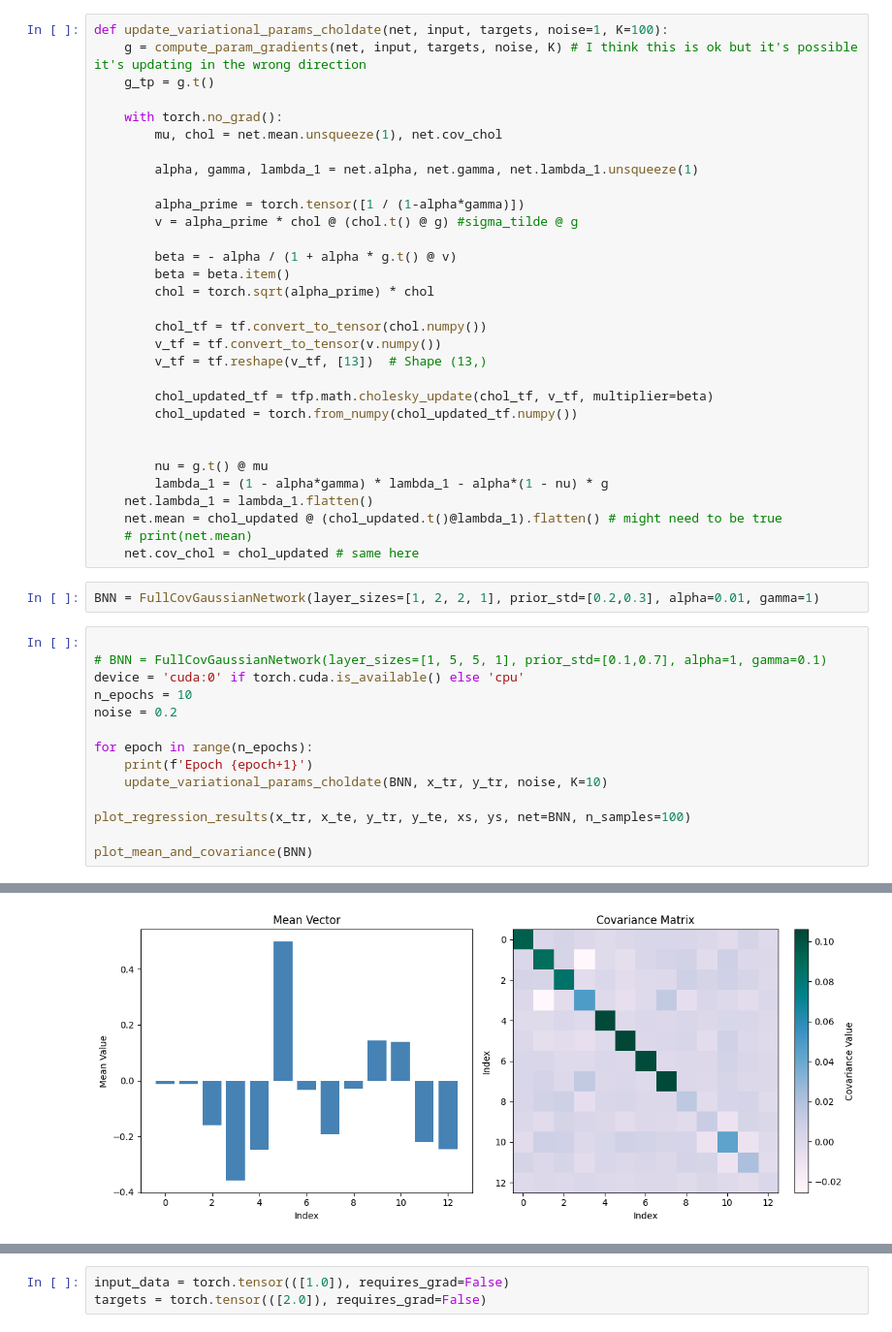
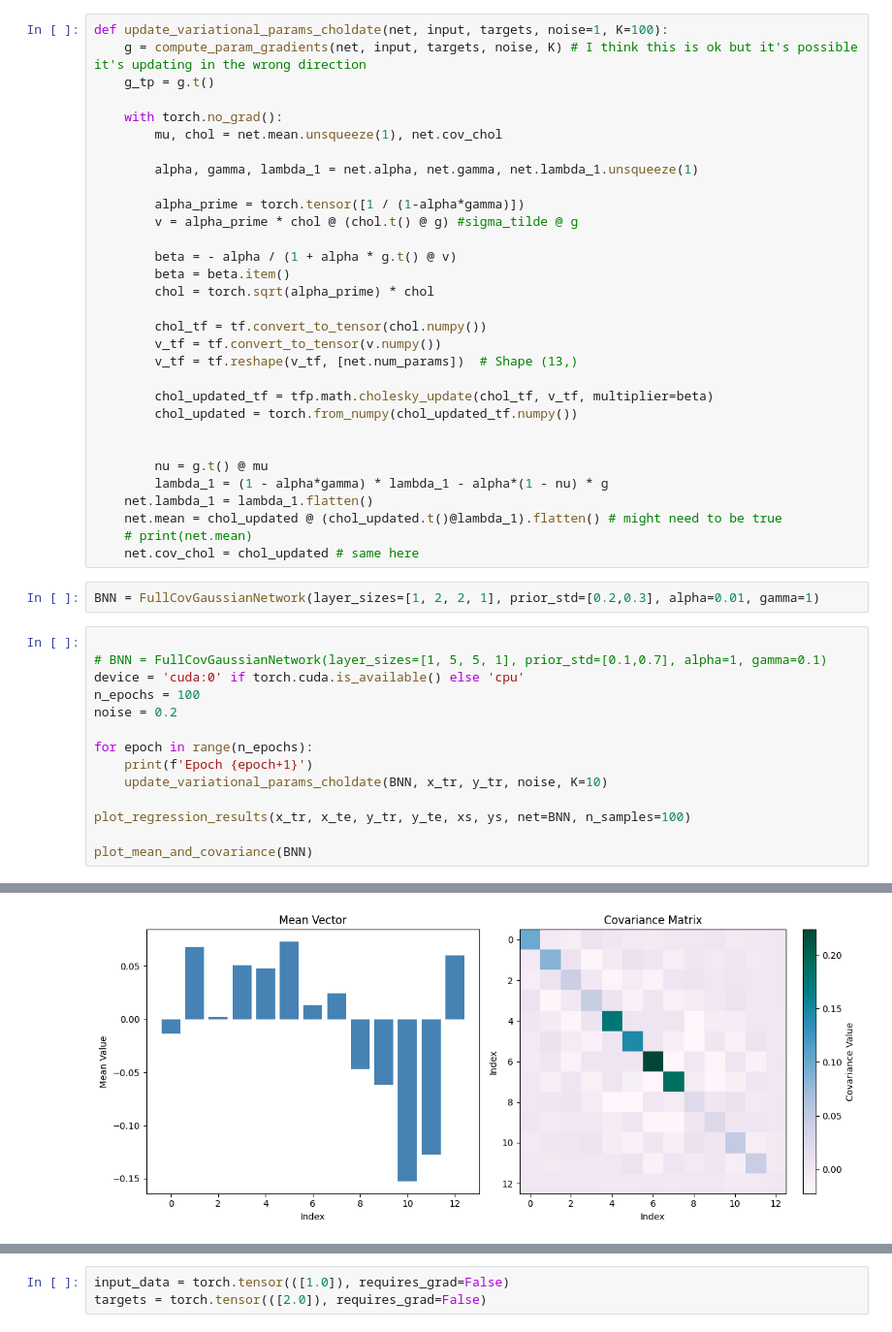
Before and after one commit to Marco-Gal/Bayesian-Neural-Network-Project, a Jupyter notebook: RouBL-Attempt-2.ipynb, the cells around one changed output, grey strips where cells are left out. Shown at 97% size. Cells and saved outputs as stored; diff of their text form.

```diff
--- a/RouBL-Attempt-2.ipynb
+++ b/RouBL-Attempt-2.ipynb
@@ -391,7 +390,7 @@ def update_variational_params_choldate(net, input, targets, noise=1, K=100):
 
         chol_tf = tf.convert_to_tensor(chol.numpy())
         v_tf = tf.convert_to_tensor(v.numpy())
-        v_tf = tf.reshape(v_tf, [13])  # Shape (13,)
+        v_tf = tf.reshape(v_tf, [net.num_params])  # Shape (13,)
 
         chol_updated_tf = tfp.math.cholesky_update(chol_tf, v_tf, multiplier=beta)
         chol_updated = torch.from_numpy(chol_updated_tf.numpy())
@@ -409,7 +408,7 @@ BNN = FullCovGaussianNetwork(layer_sizes=[1, 2, 2, 1], prior_std=[0.2,0.3], alph
 
 # BNN = FullCovGaussianNetwork(layer_sizes=[1, 5, 5, 1], prior_std=[0.1,0.7], alpha=1, gamma=0.1)
 device = 'cuda:0' if torch.cuda.is_available() else 'cpu'
-n_epochs = 10
+n_epochs = 100
 noise = 0.2
 
 for epoch in range(n_epochs):
@@ -441,4 +440,4 @@ tensor([[-1.8491e+00],
-[figure, old version]
+[figure, new version]
 # %%
 # Convert mean vector and covariance matrix to NumPy
 mean = to_numpy(BNN.mean)
```
Also changed, not shown: parts of 27 cells of this notebook.
